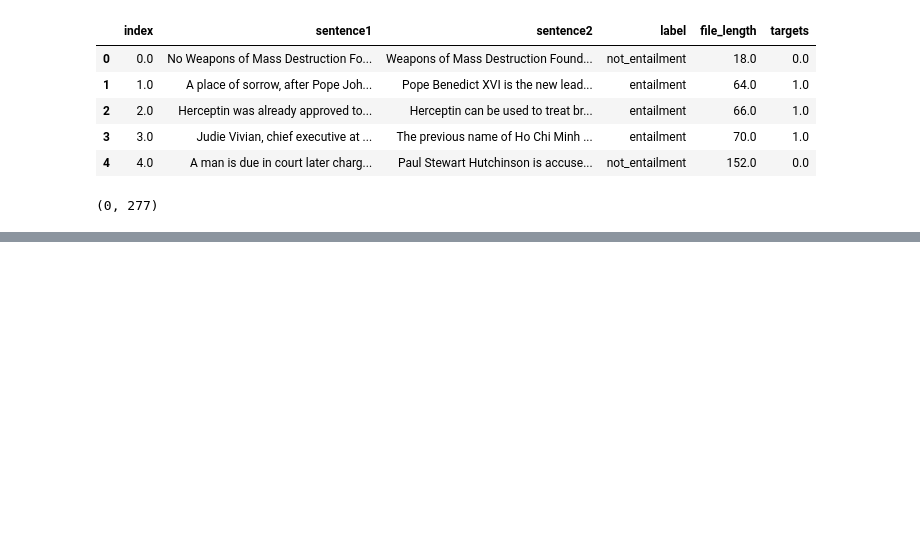
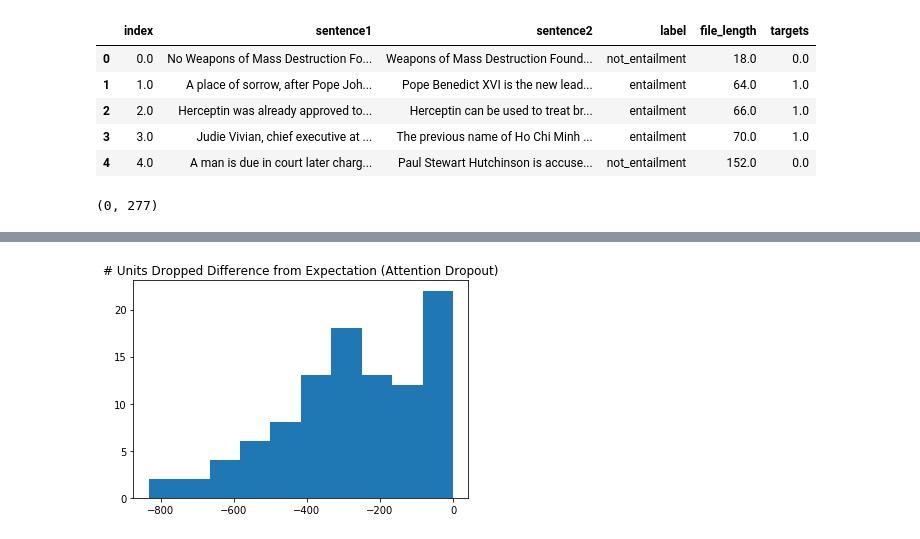
Before and after one commit to gebob19/Dropout-Attention, a Jupyter notebook: workspace.ipynb, the cells around one changed output, grey strips where cells are left out. Drawn from its saved outputs; the diff is of its cells as text; code cells hidden in the pictures; blank space fills up the shorter version.

```diff
--- a/workspace.ipynb
+++ b/workspace.ipynb
@@ -204,0 +278,6 @@ traindf.to_csv(data/'train.csv')
+# %%
+plt.hist([(ad - e) for ad, e in zip(attention_drop, expected_drop)])
+plt.title('# Units Dropped Difference from Expectation (Attention Dropout)')
+plt.show()
+# %% [output]
+[figure, added]
```
Also changed, not shown: parts of 19 cells of this notebook, 1 other file.
